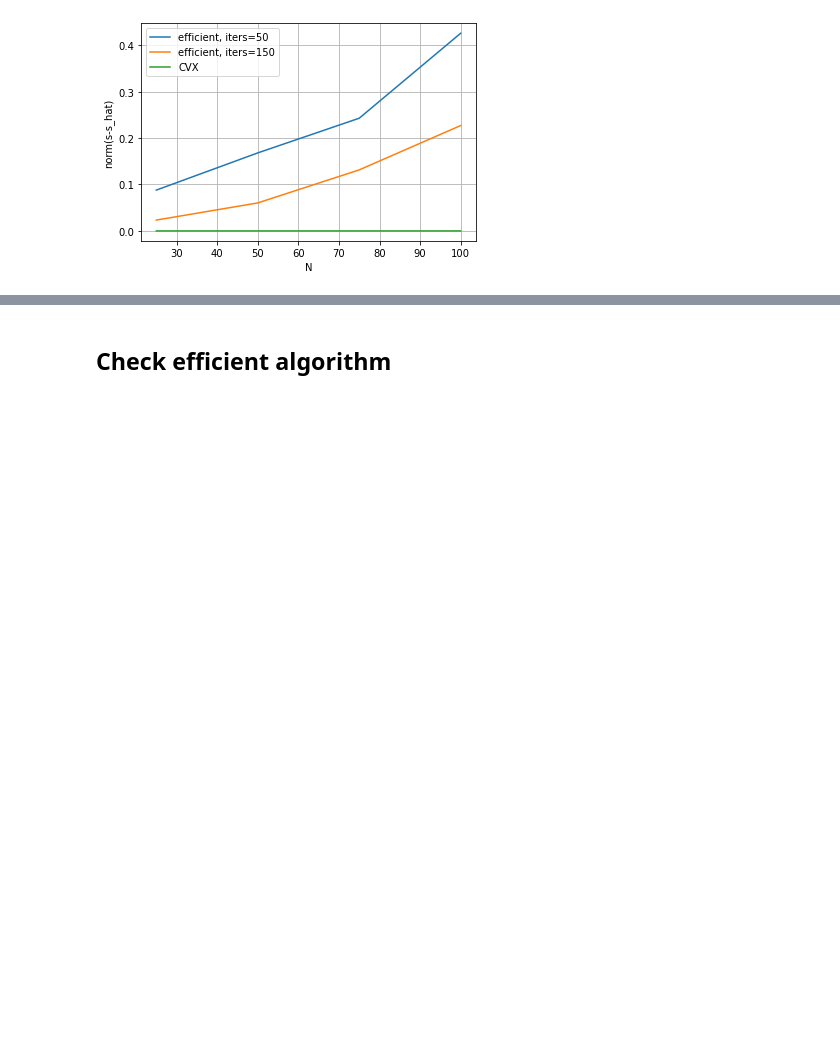
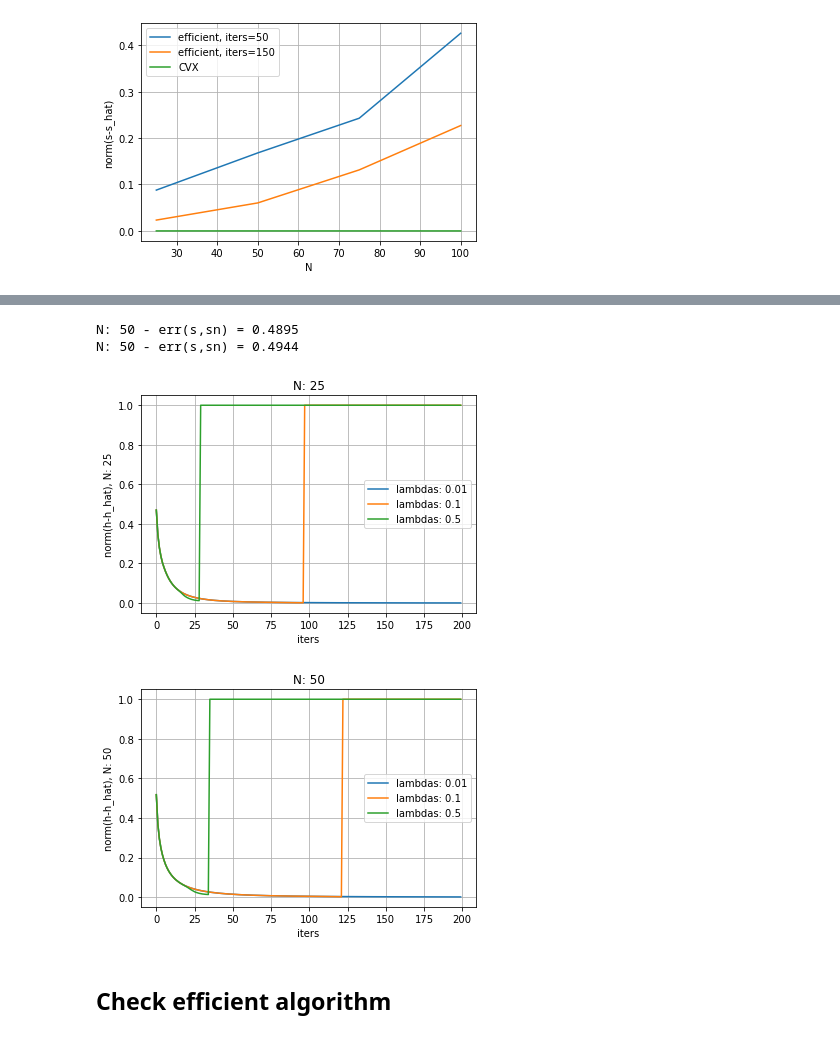
Before and after one commit to reysam93/graph_denoising, a Jupyter notebook: python/efficient_implementations.ipynb, the cells around one changed output, grey strips where cells are left out. Saved outputs shown, nothing was run; the diff lists cells and outputs as text; code cells hidden in the pictures; blank space fills up the shorter version.

```diff
--- a/python/efficient_implementations.ipynb
+++ b/python/efficient_implementations.ipynb
@@ -406,3 +455,43 @@ for i, N in enumerate(NN):
+# %%
+## Compute convergence
+err_conv = np.zeros((len(NN), len(LAMBS), iters-1))
+for i in range(len(NN)):
+    s = ss[i]
+    sn = sns[i]
+    s_iters = ss_hat[i]
+    norm_s = np.linalg.norm(s)
+    norm_sn = np.linalg.norm(sn)
+
+    err = np.linalg.norm(s/norm_s - sn/norm_sn)**2
+    print(f'N: {N} - err(s,sn) = {err:.4f}')
+
+    for j in range(len(LAMBS)):
+        for k in range(iters-1):
+            norm_s_hat = np.linalg.norm(s_iters[j,k,:])
+            norm_s_hat = 1 if norm_s_hat == 0 else norm_s_hat
+            err = np.linalg.norm(s/norm_s - s_iters[j,k,:]/norm_s_hat)**2
+            err_conv[i,j,k] = err if err < 1 else 1
+
+leg = []
+for N in NN:
+    for lamb in LAMBS:
+        leg.append(f'N: {N}, lambda: {lamb}')
+
+plot_iters = 200
+for i, N in enumerate(NN):
+    leg = [f'lambdas: {lamb}' for lamb in LAMBS]
+    plt.figure()
+    plt.plot(err_conv[i,:,:plot_iters].T)
+    plt.xlabel('iters')
+    plt.ylabel('norm(h-h_hat), N: ' + str(N))
+    plt.legend(leg)
+    plt.title(f'N: {N}')
+    plt.grid()
+# %% [output]
+N: 50 - err(s,sn) = 0.4895
+N: 50 - err(s,sn) = 0.4944
+[figure, added]
+[figure, added]
 # %% [markdown]
 ## Check efficient algorithm
 # %%
```
Also changed, not shown: parts of 6 cells of this notebook, 1 other file.
